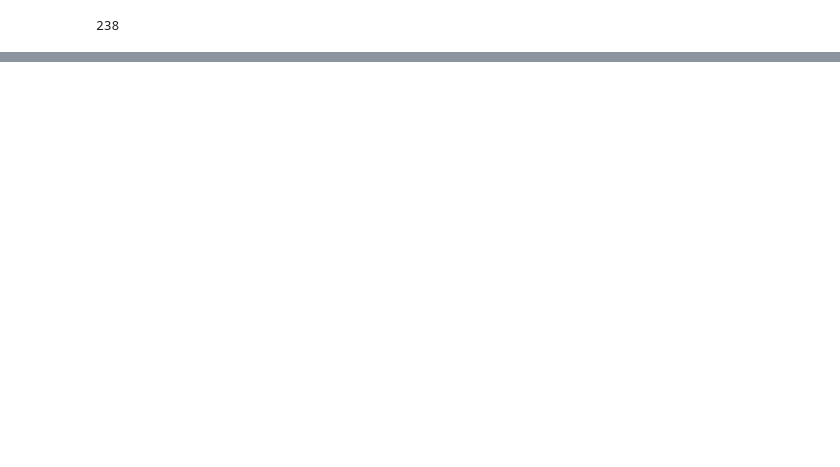
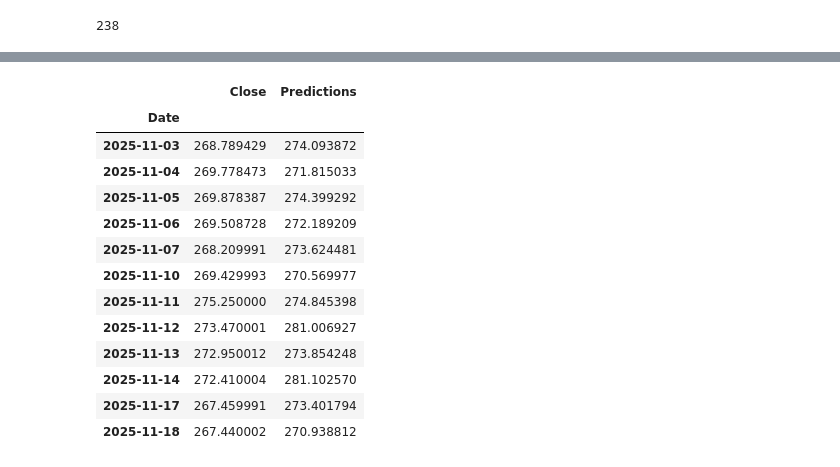
Before and after one commit to KJOELJOYSON2427/Stock_Prediction_LSTM, a Jupyter notebook: Stock_Prediction.ipynb, the cells around one changed output, grey strips where cells are left out. Cells and saved outputs as stored; diff of their text form; code cells hidden in the pictures; blank space fills up the shorter version.

```diff
--- a/Stock_Prediction.ipynb
+++ b/Stock_Prediction.ipynb
@@ -465,0 +627,18 @@ array([[[0.53338068],
+# %%
+# Show the valid and predicted prices
+valid
+# %% [output]
+|  | Close | Predictions |
+| Date |  |  |
+| 2025-11-03 | 268.789429 | 274.093872 |
+| 2025-11-04 | 269.778473 | 271.815033 |
+| 2025-11-05 | 269.878387 | 274.399292 |
+| 2025-11-06 | 269.508728 | 272.189209 |
+| 2025-11-07 | 268.209991 | 273.624481 |
+| 2025-11-10 | 269.429993 | 270.569977 |
+| 2025-11-11 | 275.250000 | 274.845398 |
+| 2025-11-12 | 273.470001 | 281.006927 |
+| 2025-11-13 | 272.950012 | 273.854248 |
+| 2025-11-14 | 272.410004 | 281.102570 |
+| 2025-11-17 | 267.459991 | 273.401794 |
+| 2025-11-18 | 267.440002 | 270.938812 |
```
Also changed, not shown: parts of 14 cells of this notebook.
